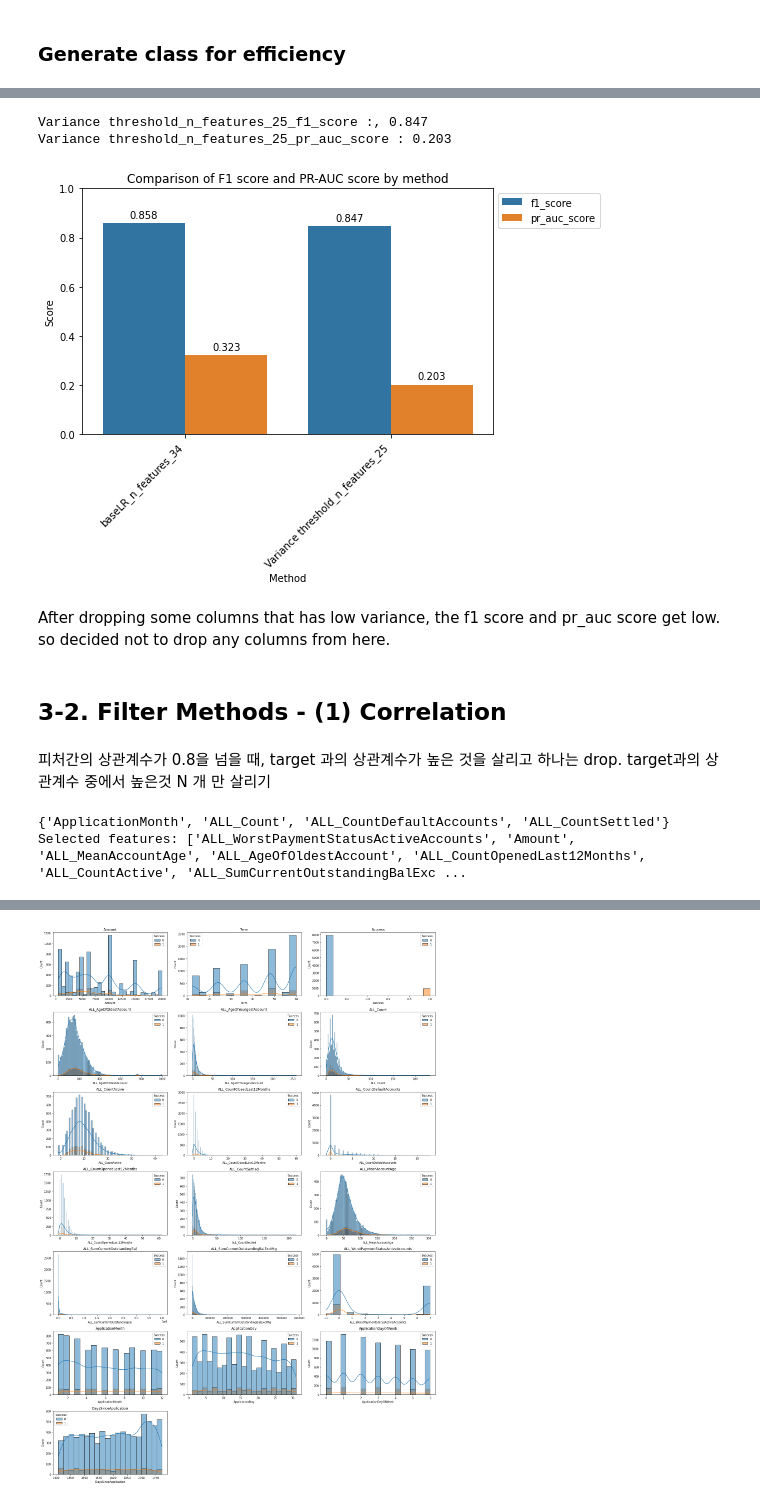
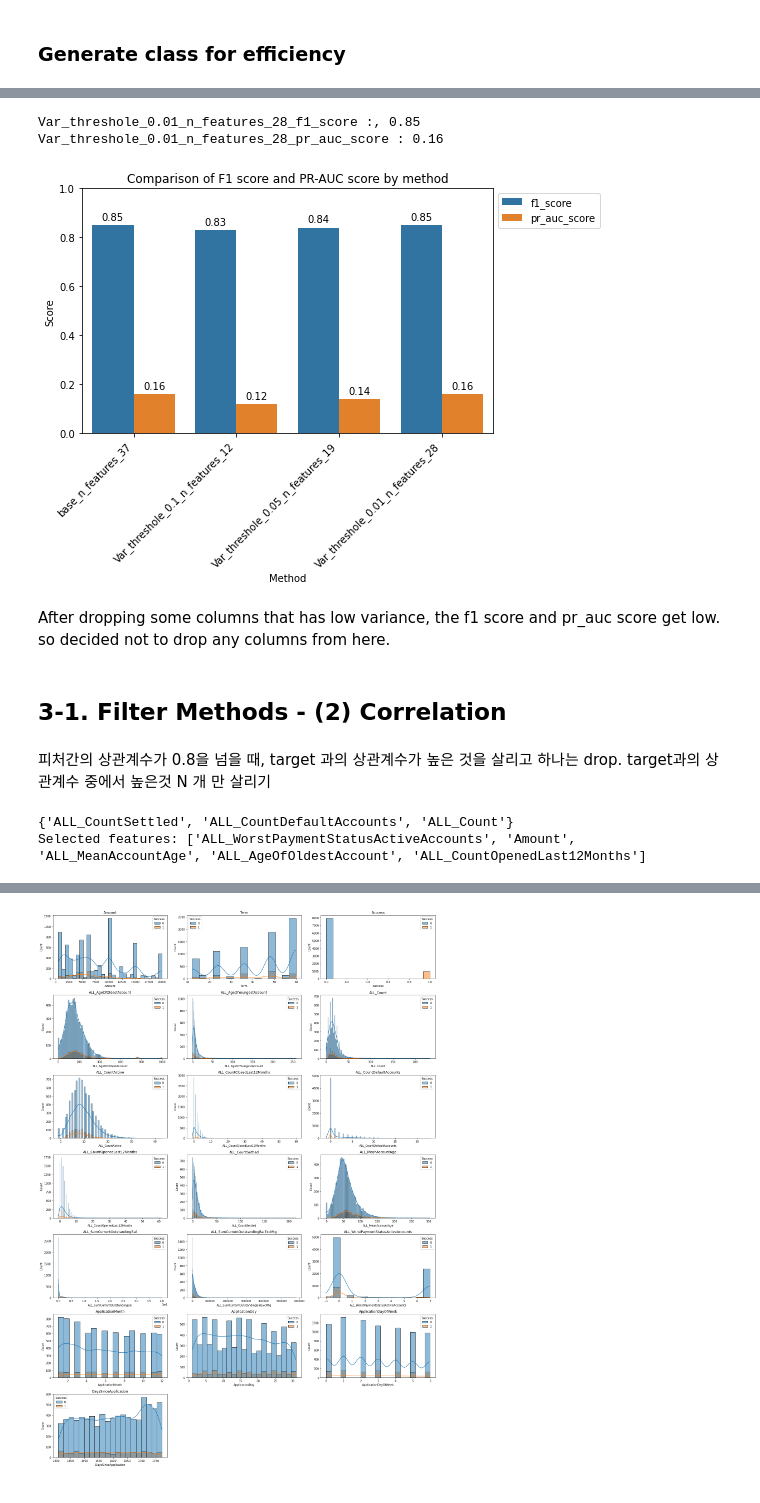
Before and after one commit to katieminjoo/Data_Engineering, a Jupyter notebook: Classification_task/Classification.ipynb, the cells around one changed output, grey strips where cells are left out. Drawn from its saved outputs; the diff is of its cells as text; code cells hidden in the pictures.

```diff
--- a/Classification_task/Classification.ipynb
+++ b/Classification_task/Classification.ipynb
@@ -282,7 +319,8 @@ from sentence_transformers import SentenceTransformer
 from sklearn.cluster import KMeans
 # %%
 # Generation of Embedding of Sentence-BERT model
-transformer_model = SentenceTransformer('paraphrase-MiniLM-L6-v2')
+# transformer_model = SentenceTransformer('paraphrase-MiniLM-L6-v2')
+transformer_model = SentenceTransformer('paraphrase-MiniLM-L6-v2', device='cpu')
 # %%
 loan_purpose_embeddings = transformer_model.encode(full_df['LoanPurpose'])
 # %%
@@ -372,23 +431,33 @@ X_test_scaled = pd.DataFrame(scaler.transform(X_test), columns=X_test.columns)
 # %% [markdown]
 ### Generate class for efficiency
 # %%
+from sklearn.metrics import f1_score, average_precision_score
+import seaborn as sns
+
 class ModelEvaluator:
     def __init__(self):
         self.graph_df = pd.DataFrame(columns = ['Method', 'f1_score', 'pr_auc_score'])
 
-    def calculate_update_score(self, model, method, selected_features = X.columns):
-        num_features = len(selected_features)
+    def calculate_update_score(self, model, method, selected_features, manual_X_train=None, manual_X_test=None):
 
-        sel_X_train = X_train_scaled[selected_features]
-        sel_X_test = X_test_scaled[selected_features]
+        # if selected_features == 'manual' and manual_X_train is not None and manual_X_test is not None:
+        if isinstance(selected_features, str) and selected_features == 'manual' and manual_X_train is not None and manual_X_test is not None:
+            sel_X_train = manual_X_train
+            sel_X_train = manual_X_train
+            sel_X_test = manual_X_test
+            num_features = manual_X_train.shape[1]
+        else:
+            sel_X_train = X_train_scaled[selected_features]
+            sel_X_test = X_test_scaled[selected_features]
+            num_features = len(selected_features)
 
         model.fit(sel_X_train, y_train)
 
         y_pred = model.predict(sel_X_test)
         y_probs = model.predict_proba(sel_X_test)[:, 1]
 
-        f1 = round(f1_score(y_test, y_pred, average = 'weighted'), 3)
-        pr_auc = round(average_precision_score(y_test, y_probs), 3)
+        f1 = round(f1_score(y_test, y_pred, average = 'weighted'), 2)
+        pr_auc = round(average_precision_score(y_test, y_probs), 2)
 
         print(f'{method}_n_features_{num_features}_f1_score :, {f1}')
         print(f'{method}_n_features_{num_features}_pr_auc_score : {pr_auc}')
@@ -417,7 +486,7 @@ class ModelEvaluator:
 
         # Add values on top of each bar
         for container in ax.containers:
-            ax.bar_label(container, fmt = '%.3f', padding = 3)
+            ax.bar_label(container, fmt = '%.2f', padding = 3)
 
         plt.xticks(rotation = 45, ha = 'right')
         plt.tight_layout()
@@ -432,4 +496,9 @@ base_lr_model = LogisticRegression(random_state=42, max_iter=1000)  # max_iter i
+# %%
+from sklearn import tree
+
+base_model = tree.DecisionTreeClassifier(random_state= 42)
 # %%
-evaluator.calculate_update_score(base_lr_model, method = 'baseLR')
+evaluator = ModelEvaluator()
+evaluator.calculate_update_score(base_model, method = 'base', selected_features = X.columns)
 evaluator.plot_scores()
 # %% [output]
@@ -478,22 +549,22 @@ Index(['Amount', 'Term', 'ALL_CountActive', 'ALL_CountDefaultAccounts',
        'Cluster_8', 'Cluster_9', 'Cluster_10', 'Cluster_11'],
       dtype='object')
 # %%
-evaluator.calculate_update_score(base_lr_model, method = 'Variance threshold', selected_features=var_selected_cols)
+evaluator.calculate_update_score(base_model, method = f'Var_threshole_{var_threshold}', selected_features=var_selected_cols)
 evaluator.plot_scores()
 # %% [output]
-Variance threshold_n_features_25_f1_score :, 0.847
-Variance threshold_n_features_25_pr_auc_score : 0.203
+Var_threshole_0.01_n_features_28_f1_score :, 0.85
+Var_threshole_0.01_n_features_28_pr_auc_score : 0.16
-[figure, old version]
+[figure, new version]
 # %% [markdown]
 After dropping some columns that has low variance, the f1 score and pr_auc score get low. so decided not to drop any columns from here.
 # %% [markdown]
-## 3-2. Filter Methods - (1) Correlation
+## 3-1. Filter Methods - (2) Correlation
 # %% [markdown]
 피처간의 상관계수가 0.8을 넘을 때, target 과의 상관계수가 높은 것을 살리고 하나는 drop.
 target과의 상관계수 중에서 높은것 N 개 만 살리기
 # %%
-# Step 1: Calculate the correlation matrix using Pearson (or Spearman if desired)
-correlation_matrix = full_df.corr(method='spearman')  # Or 'spearman'
+# Step 1: Calculate the correlation matrix using Spearman
+correlation_matrix = full_df.corr(method='spearman')
 
 # Step 2: Calculate correlation of each feature with the target
 target_corr = full_df.corr()['Success'].abs().drop('Success')
@@ -518,10 +589,10 @@ print(to_drop)
 X_reduced = X.drop(columns=to_drop)
 
 # Step 5: Select top `n` features with the highest absolute correlation to the target
-n = 15  # Number of top features to keep
+n = 5  # Number of top features to keep
 corr_selected_cols = target_corr.drop(index=to_drop).nlargest(n).index.tolist()
 
 print("Selected features:", corr_selected_cols)
 # %% [output]
-{'ApplicationMonth', 'ALL_Count', 'ALL_CountDefaultAccounts', 'ALL_CountSettled'}
-Selected features: ['ALL_WorstPaymentStatusActiveAccounts', 'Amount', 'ALL_MeanAccountAge', 'ALL_AgeOfOldestAccount', 'ALL_CountOpenedLast12Months', 'ALL_CountActive', 'ALL_SumCurrentOutstandingBalExc ...
+{'ALL_CountSettled', 'ALL_CountDefaultAccounts', 'ALL_Count'}
+Selected features: ['ALL_WorstPaymentStatusActiveAccounts', 'Amount', 'ALL_MeanAccountAge', 'ALL_AgeOfOldestAccount', 'ALL_CountOpenedLast12Months']
```
Also changed, not shown: parts of 82 cells of this notebook, 5 other files.
